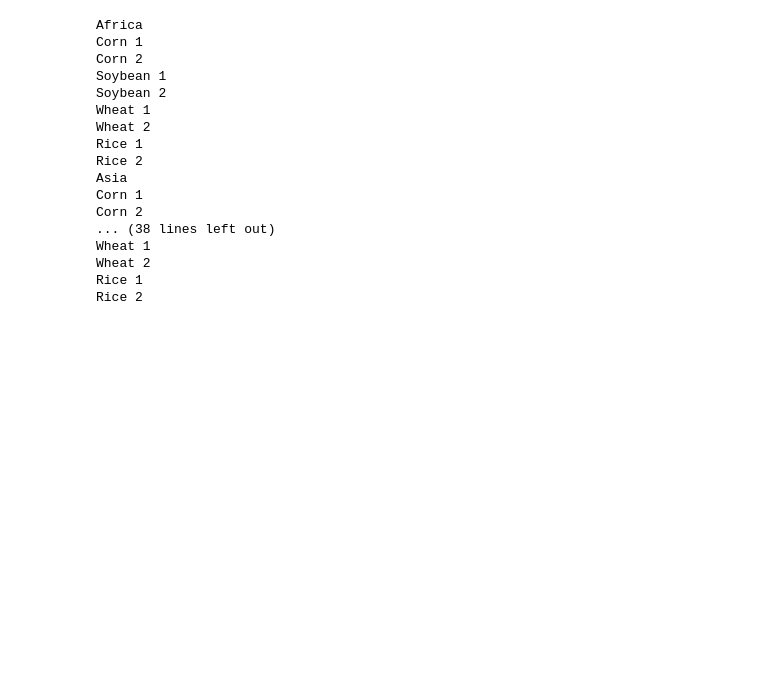
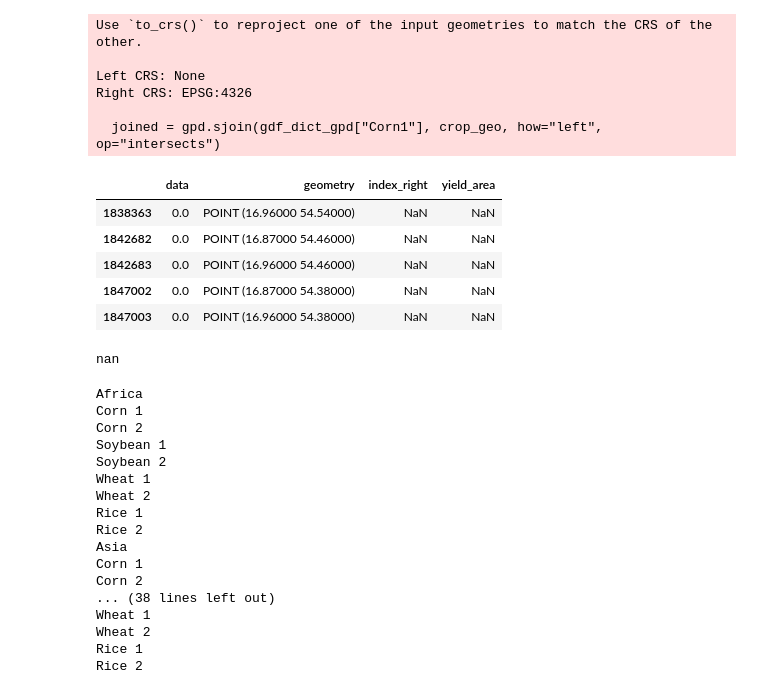
Before and after one commit to allfed/LosingIndustryCropYields, a Jupyter notebook: scripts/Reduction_by_continent.ipynb, the cells around one changed output. Drawn from its saved outputs; the diff is of its cells as text; code cells hidden in the pictures; blank space fills up the shorter version.

```diff
--- a/scripts/Reduction_by_continent.ipynb
+++ b/scripts/Reduction_by_continent.ipynb
@@ -61,3 +103,24 @@ regions.to_crs("EPSG:4326", inplace=True)
+# %%
+# spatial join of the crop data with the yield data
+joined = gpd.sjoin(gdf_dict_gpd["Corn1"], crop_geo, how="left", op="intersects")
+joined.head()
+# %% [output]
+Use `to_crs()` to reproject one of the input geometries to match the CRS of the other.
+
+Left CRS: None
+Right CRS: EPSG:4326
+
+  joined = gpd.sjoin(gdf_dict_gpd["Corn1"], crop_geo, how="left", op="intersects")
+|  | data | geometry | index_right | yield_area |
+| 1838363 | 0.0 | POINT (16.96000 54.54000) | NaN | NaN |
+| 1842682 | 0.0 | POINT (16.87000 54.46000) | NaN | NaN |
+| 1842683 | 0.0 | POINT (16.96000 54.46000) | NaN | NaN |
+| 1847002 | 0.0 | POINT (16.87000 54.38000) | NaN | NaN |
+| 1847003 | 0.0 | POINT (16.96000 54.38000) | NaN | NaN |
+# %%
+joined["yield_area"].max()
+# %% [output]
+nan
 # %%
 region_yield_reduction_data = {"region":[], "crop":[], "phase":[], "yield_reduction":[]}
 crop_phases = [(crop, phase) for crop in crops for phase in phases]
```
Also changed, not shown: parts of 11 cells of this notebook.
